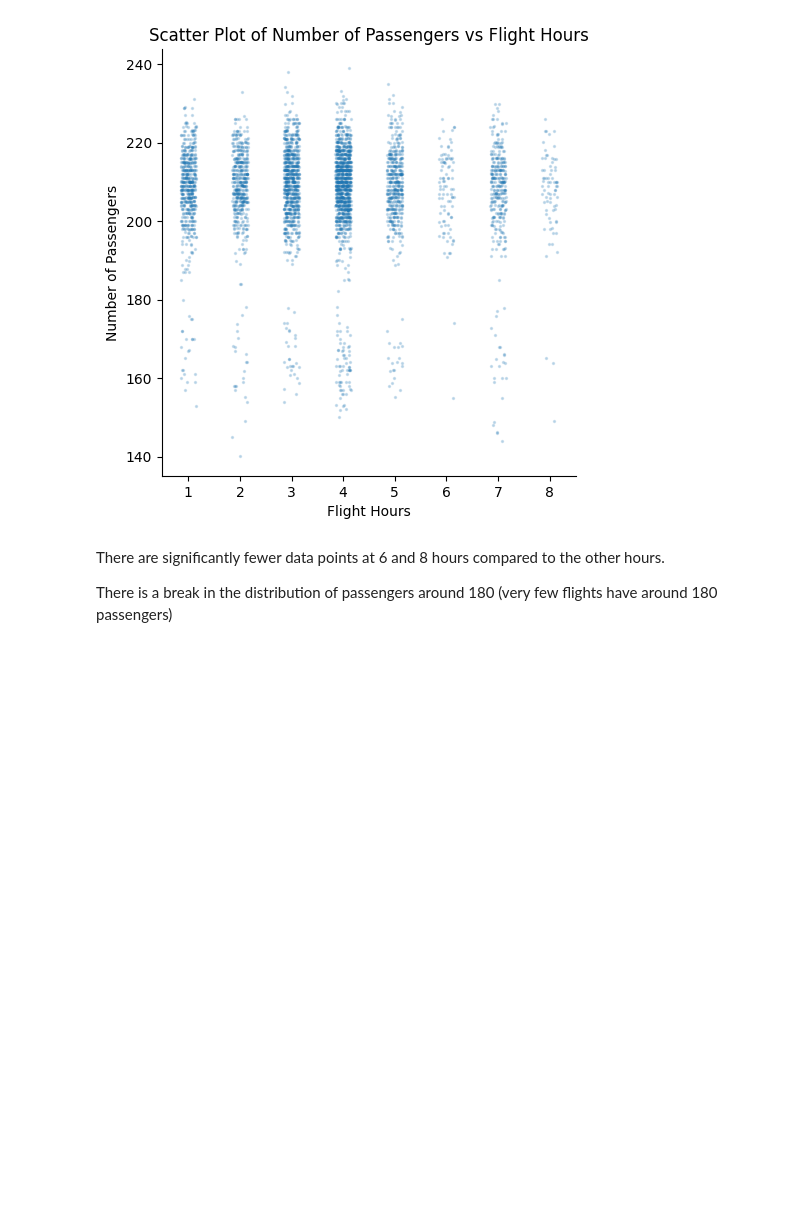
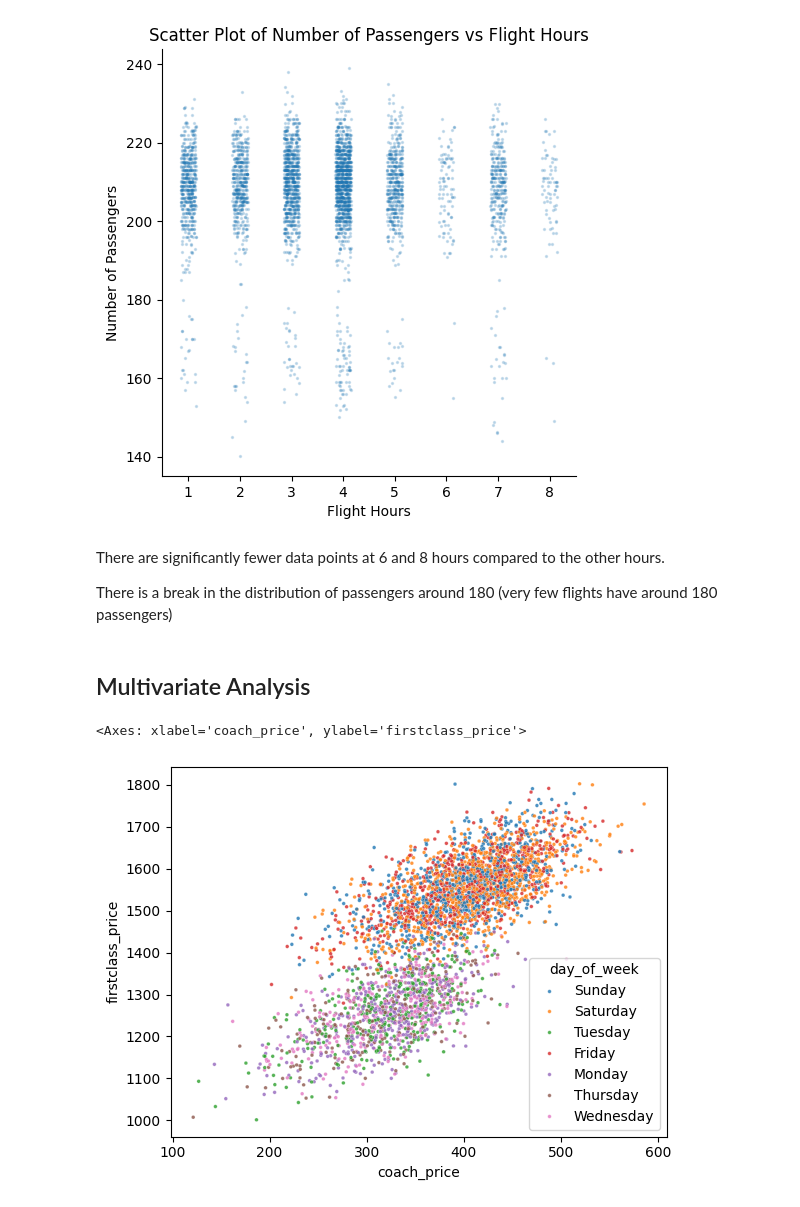
Before and after one commit to 7086600/airline_analysis_project, a Jupyter notebook: airline_analysis.ipynb, the cells around one changed output. Drawn from its saved outputs; the diff is of its cells as text; code cells hidden in the pictures; blank space fills up the shorter version.

Commit message:
#7 visualize the relationship between coach and first-class prices on weekends compared to weekdays

```diff
--- a/airline_analysis.ipynb
+++ b/airline_analysis.ipynb
@@ -223,3 +223,16 @@ plt.show()
 There are significantly fewer data points at 6 and 8 hours compared to the other hours.
 
 There is a break in the distribution of passengers around 180 (very few flights have around 180 passengers)
+# %% [markdown]
+## Multivariate Analysis
+# %%
+# 7 relationship between coach and first-class prices on weekends compared to weekdays
+
+# filtering dataset by weekdays and weekends
+flight_weekdays = flight[(flight['day_of_week'] != 'Saturday') & (flight['day_of_week'] != 'Sunday')]
+flight_weekends = flight[(flight['day_of_week'] == 'Saturday') | (flight['day_of_week'] == 'Sunday')]
+
+sns.scatterplot(data=flight_sub, x='coach_price', y='firstclass_price', hue='day_of_week', alpha=0.8, s=7)
+# %% [output]
+<Axes: xlabel='coach_price', ylabel='firstclass_price'>
+[figure, added]
```
